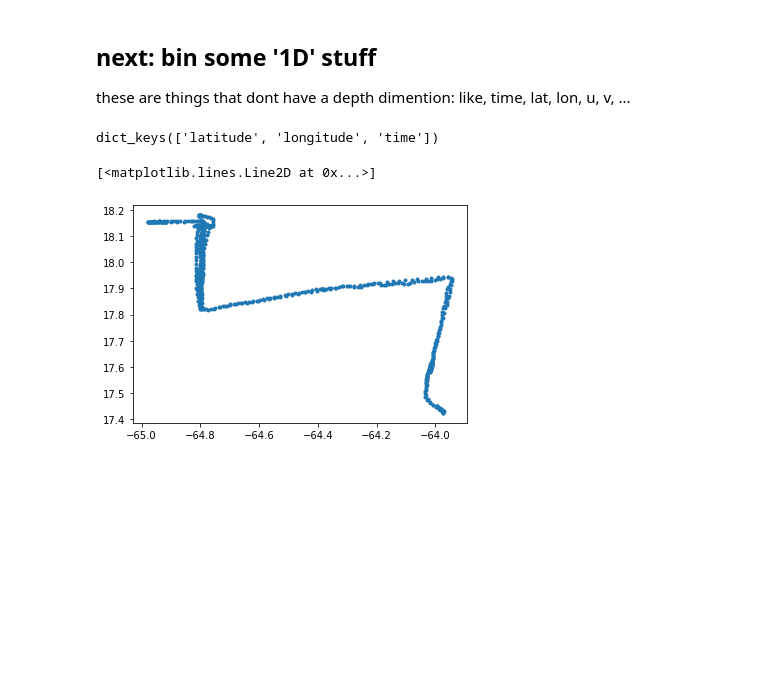
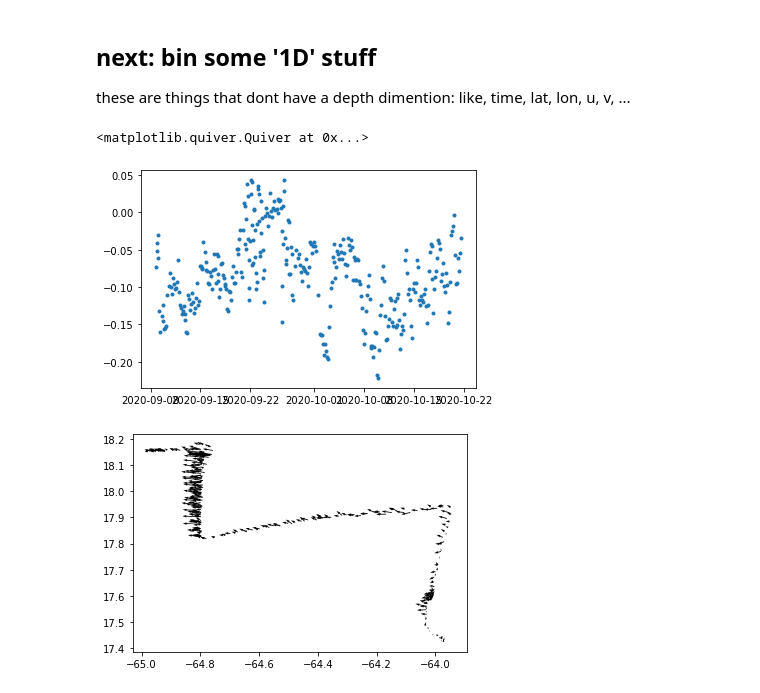
Before and after one commit to rucool/IOO_masters2020, a Jupyter notebook: erddap_glider_gridding.ipynb, the cells around one changed output. Cells and saved outputs as stored; diff of their text form; code cells hidden in the pictures; blank space fills up the shorter version.

```diff
--- a/erddap_glider_gridding.ipynb
+++ b/erddap_glider_gridding.ipynb
@@ -156,7 +151,10 @@ these are things that dont have a depth dimention:
 like, time, lat, lon, u, v, ...
 # %%
 # things to bin in the x direction
-oneDvars = ['latitude','longitude', 'time']
+oneDvars = ['latitude','longitude', 'time', 'u', 'v']
+
+# NB: u, v only have one value per dive sequence, so only half the number profiles!
+# actually, its weirder than that... not sure there are more than half...
 
 # dict to hold our 1d bins
 d1 = {}
@@ -165,7 +163,7 @@ d1 = {}
 for thing in oneDvars:
     if thing == 'time':
         bin_means, bin_edges, binnumber = stats.binned_statistic(ds.index.values,
-                    ds[thing].astype(int), statistic = np.nanmean, bins=turns)
+                    ds[thing].astype(int), statistic = 'mean', bins=turns)
         bin_means = pd.to_datetime(bin_means)
     else:
 
@@ -173,11 +171,14 @@ for thing in oneDvars:
                     ds[thing].values, statistic = np.nanmean, bins=turns)
     d1[thing] = bin_means
 
-d1.keys()
+    d1.keys()
-# %% [output]
-dict_keys(['latitude', 'longitude', 'time'])
-# %%
-plt.plot( d1['longitude'], d1['latitude'],'.' )
-# %% [output]
-[<matplotlib.lines.Line2D at 0x...>]
-[figure, removed]
+# %%
+
+plt.plot(d1['time'], d1['u'],'.')
+
+plt.figure()
+plt.quiver(d1['longitude'], d1['latitude'], d1['u'], d1['v'])
+# %% [output]
+<matplotlib.quiver.Quiver at 0x...>
+[figure, added]
+[figure, added]
```
Also changed, not shown: parts of 14 cells of this notebook.
